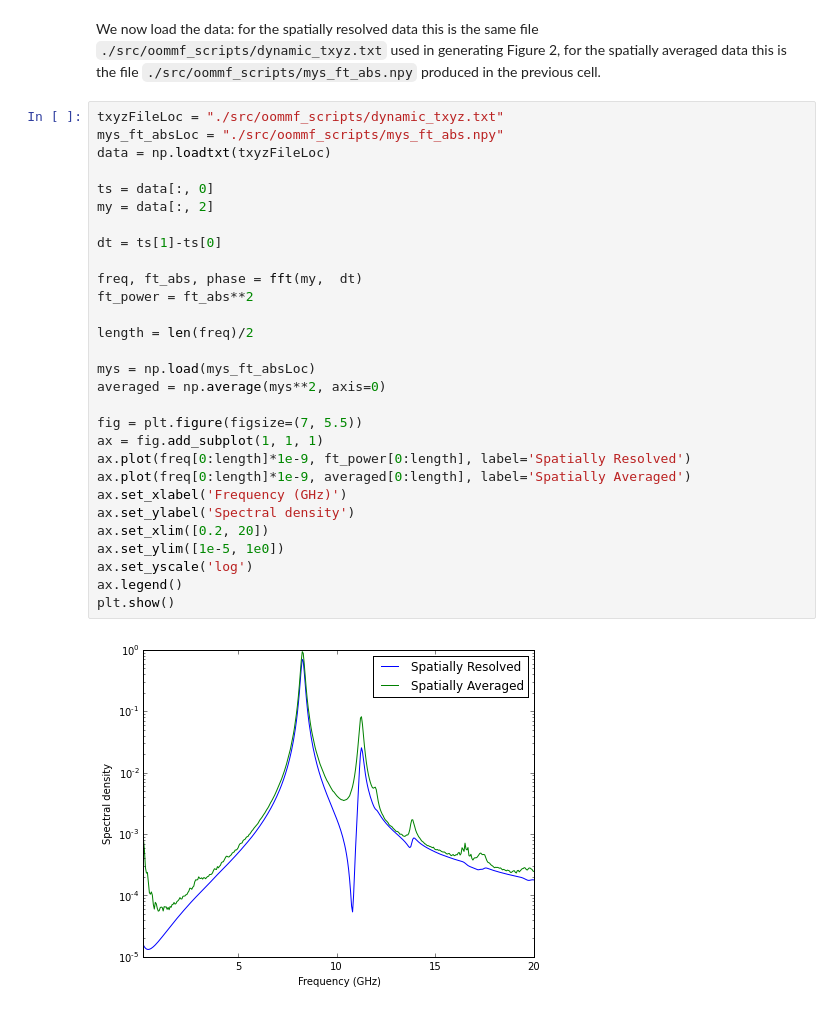
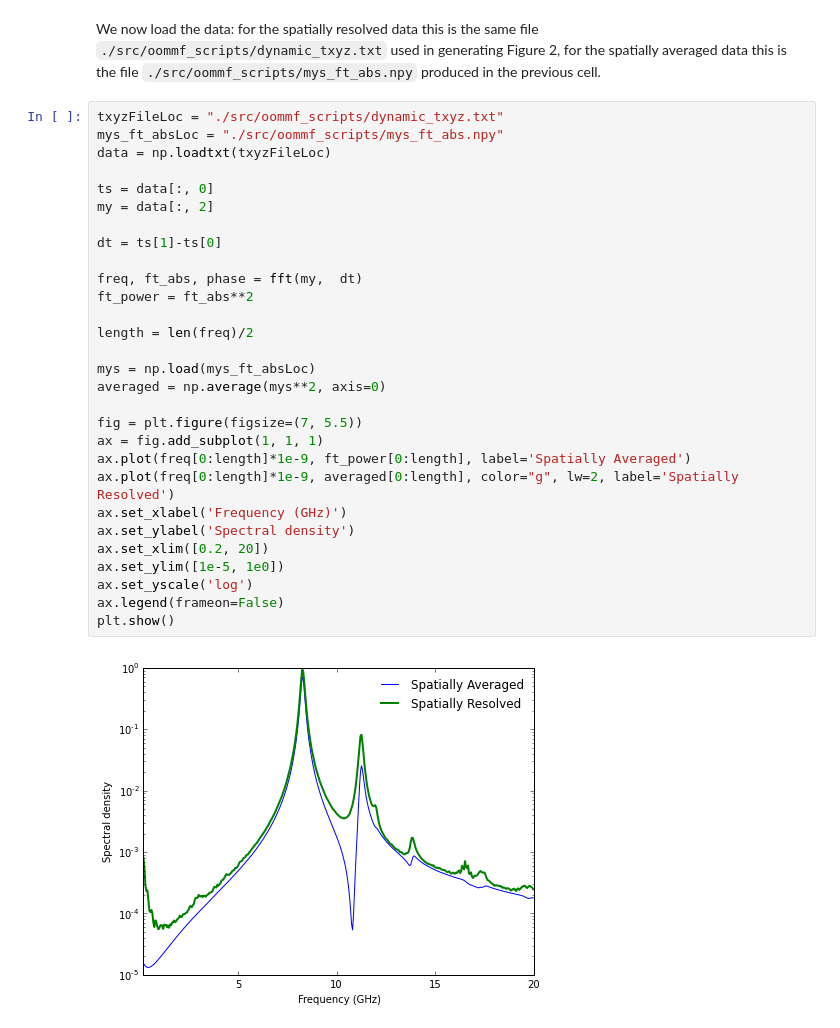
Before and after one commit to fangohr/micromagnetic-standard-problem-ferromagnetic-resonance, a Jupyter notebook: Guide_to_reproducing_figures.ipynb, the cells around one changed output. Drawn from its saved outputs; the diff is of its cells as text.

Commit message:
Fixes two errors in the production of figures
1) Relabel Figure 3 properly and improve the line properties
2) Fixes minor error in transform_data

```diff
--- a/Guide_to_reproducing_figures.ipynb
+++ b/Guide_to_reproducing_figures.ipynb
@@ -92,31 +92,31 @@ We now load the data: for the spatially resolved data this is the same file `./s
 # %%
 txyzFileLoc = "./src/oommf_scripts/dynamic_txyz.txt"
 mys_ft_absLoc = "./src/oommf_scripts/mys_ft_abs.npy"
 data = np.loadtxt(txyzFileLoc)
 
 ts = data[:, 0]
 my = data[:, 2]
 
 dt = ts[1]-ts[0]
 
 freq, ft_abs, phase = fft(my,  dt)
 ft_power = ft_abs**2
 
 length = len(freq)/2
 
 mys = np.load(mys_ft_absLoc)
 averaged = np.average(mys**2, axis=0)
 
 fig = plt.figure(figsize=(7, 5.5))
 ax = fig.add_subplot(1, 1, 1)
-ax.plot(freq[0:length]*1e-9, ft_power[0:length], label='Spatially Resolved')
-ax.plot(freq[0:length]*1e-9, averaged[0:length], label='Spatially Averaged')
+ax.plot(freq[0:length]*1e-9, ft_power[0:length], label='Spatially Averaged')
+ax.plot(freq[0:length]*1e-9, averaged[0:length], color="g", lw=2, label='Spatially Resolved')
 ax.set_xlabel('Frequency (GHz)')
 ax.set_ylabel('Spectral density')
 ax.set_xlim([0.2, 20])
 ax.set_ylim([1e-5, 1e0])
 ax.set_yscale('log')
-ax.legend()
+ax.legend(frameon=False)
 plt.show()
 # %% [output]
-[figure, old version]
+[figure, new version]
```
Also changed, not shown: 1 other file.
